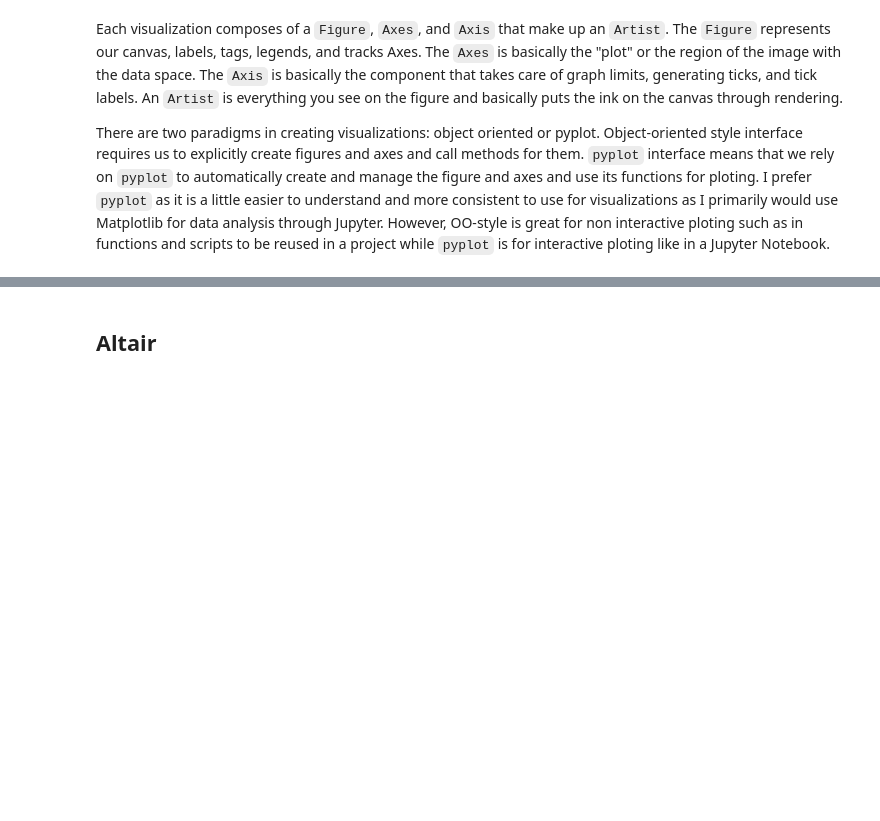
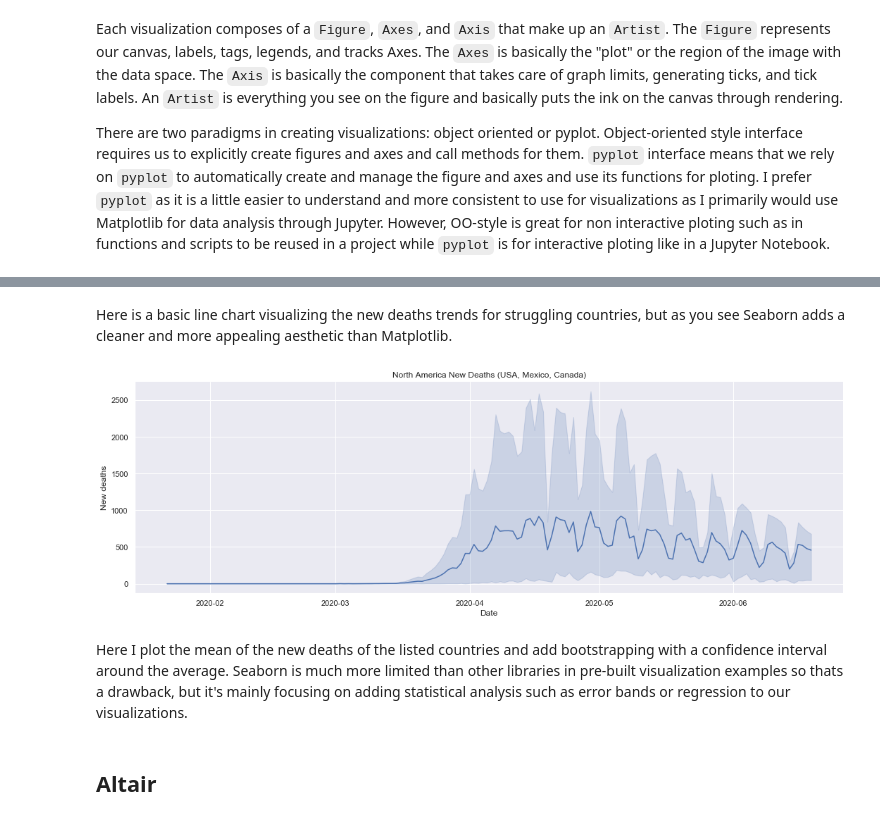
Before and after one commit to awang378/covid-19-visualizations, a Jupyter notebook: Global Data Visualization with Python.ipynb, the cells around one changed output, grey strips where cells are left out. Saved outputs shown, nothing was run; the diff lists cells and outputs as text; code cells hidden in the pictures; blank space fills up the shorter version.

```diff
--- a/Global Data Visualization with Python.ipynb
+++ b/Global Data Visualization with Python.ipynb
@@ -309,3 +339,19 @@ I would use Matplotlib if I wanted a quick simple plot whether it be a bar chart
+# %% [markdown]
+Here is a basic line chart visualizing the new deaths trends for struggling countries, but as you see Seaborn adds a cleaner and more appealing aesthetic than Matplotlib.
+# %%
+sns.set()
+countries = ['US', 'Canada', 'Mexico']
+selected_countries = full_grouped[full_grouped['Country/Region'].isin(countries)]
+
+nafta = sns.relplot(x="Date", y="New deaths", kind="line", data=selected_countries, height=5, aspect = 15/5)
+ax = plt.gca()
+ax.set_title("North America New Deaths (USA, Mexico, Canada)")
+plt.show()
+# %% [output]
+[figure, added]
+# %% [markdown]
+Here I plot the mean of the new deaths of the listed countries and add bootstrapping with a confidence interval around the average.
+Seaborn is much more limited than other libraries in pre-built visualization examples so thats a drawback, but it's mainly focusing on adding statistical analysis such as error bands or regression to our visualizations.
 # %% [markdown]
 ## Altair
 # %% [markdown]
```
Also changed, not shown: parts of 22 cells of this notebook, 12 other files.
